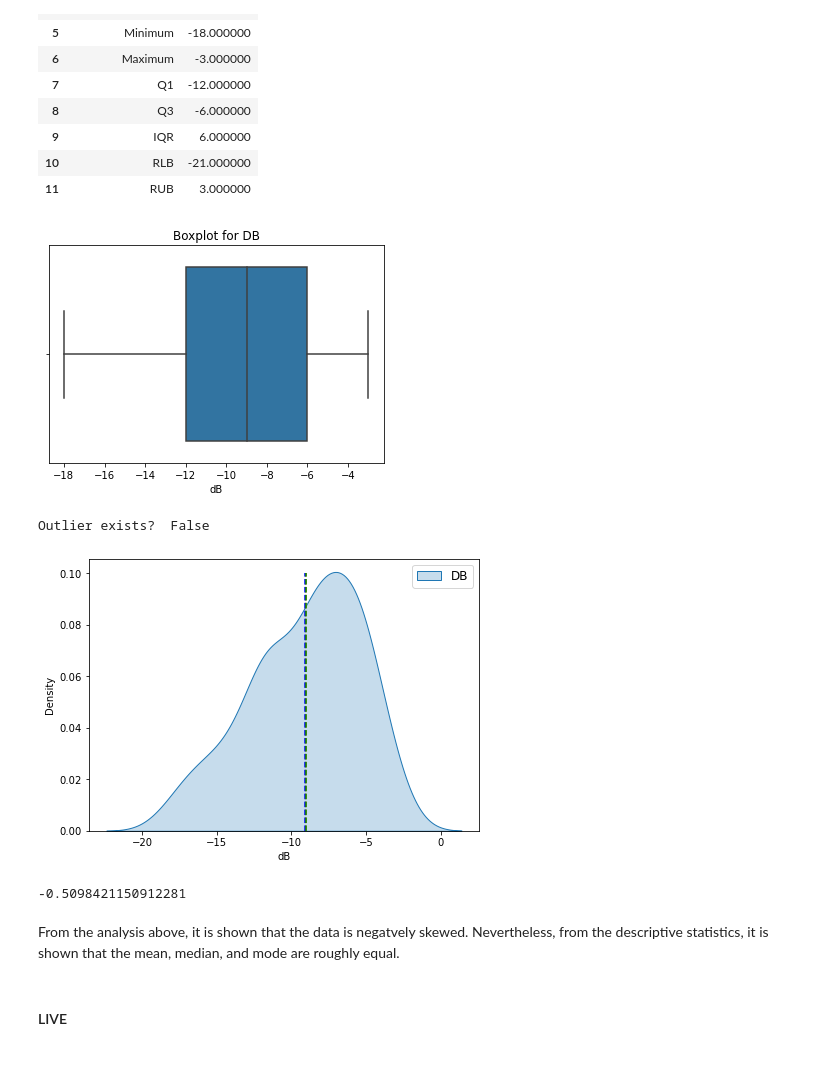
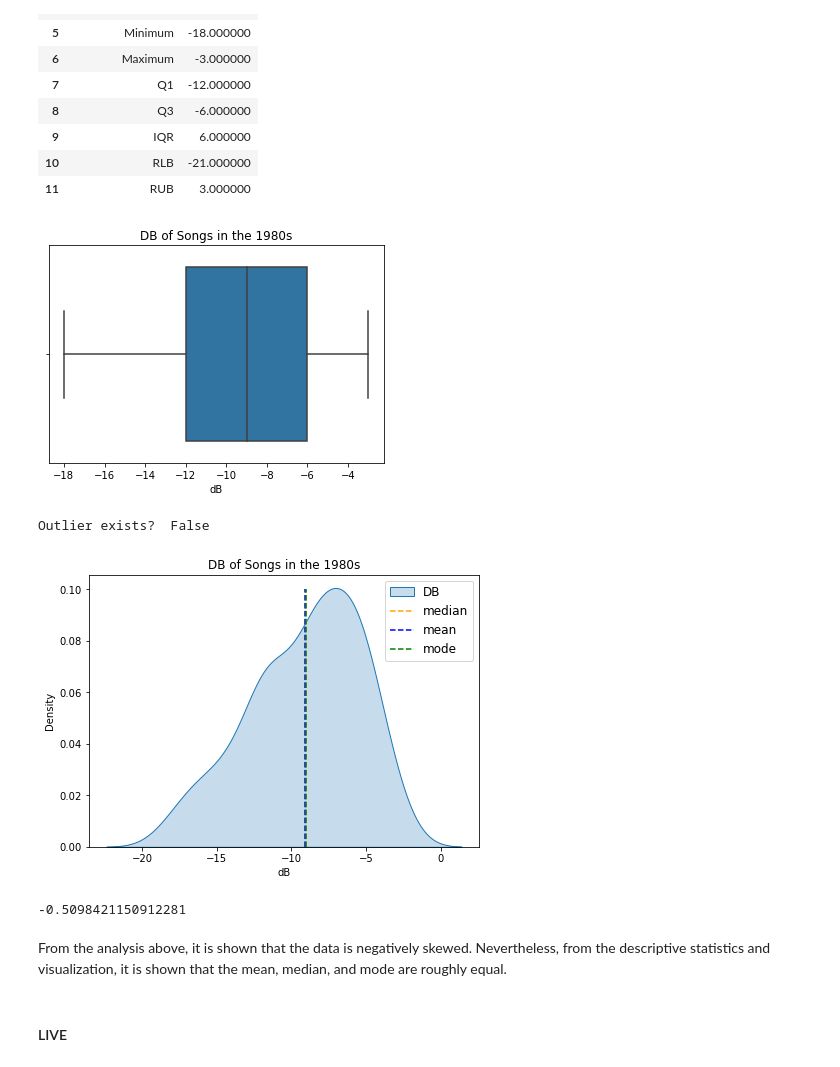
Before and after one commit to whenwe177/aids-final-project, a Jupyter notebook: ipynbs/80s - Eda.ipynb, the cells around one changed output. Cells and saved outputs as stored; diff of their text form; code cells hidden in the pictures.

```diff
--- a/ipynbs/80s - Eda.ipynb
+++ b/ipynbs/80s - Eda.ipynb
@@ -382,37 +385,38 @@ DB Description
 | 10 | RLB | -21.000000 |
 | 11 | RUB | 3.000000 |
 # %%
-plt.title("Boxplot for DB")
+plt.title("DB of Songs in the 1980s")
 sns.boxplot(x='dB', data=df_80s)
 plt.show()
 
 Q1 = np.percentile(db_arr, 25, interpolation='midpoint')
 Q3 = np.percentile(db_arr, 75, interpolation='midpoint')
 IQR = Q3-Q1  # Interquartile range
 
 RLB = Q1 - 1.5*IQR
 RUB = Q3 + 1.5*IQR
 print("Outlier exists? ", np.max(db_arr) > RUB or (np.min(db_arr) < RLB))
 
 # KDE Plot
 plt.figure(figsize=(7,5))
 sns.kdeplot(data=db_arr, shade=True)
-plt.legend(['DB'], fontsize=12)
+plt.title("DB of Songs in the 1980s")
 plt.vlines(x=db_arr.median(), ymin=0, ymax=0.1, color='orange', linestyle='--')
 plt.vlines(x=db_arr.mean(), ymin=0, ymax=0.1, color='blue', linestyle='--')
 plt.vlines(x=scp.mode(db_arr)[0][0], ymin=0, ymax=0.1, color='green', linestyle='--')
+plt.legend(['DB', 'median', 'mean', 'mode'], fontsize=12)
 plt.show()
 # %% [output]
-[figure, old version]
+[figure, new version]
 Outlier exists?  False
-[figure, old version]
+[figure, new version]
 # %%
 # Skewness of the KDE plot
 db_arr.skew()
 # %% [output]
 -0.5098421150912281
 # %% [markdown]
-From the analysis above, it is shown that the data is negatvely skewed.  Nevertheless, from the descriptive statistics, it is shown that the mean, median, and mode are roughly equal.
+From the analysis above, it is shown that the data is negatively skewed.  Nevertheless, from the descriptive statistics and visualization, it is shown that the mean, median, and mode are roughly equal.
 # %% [markdown]
 #### LIVE
 # %%
```
Also changed, not shown: parts of 22 cells of this notebook.
